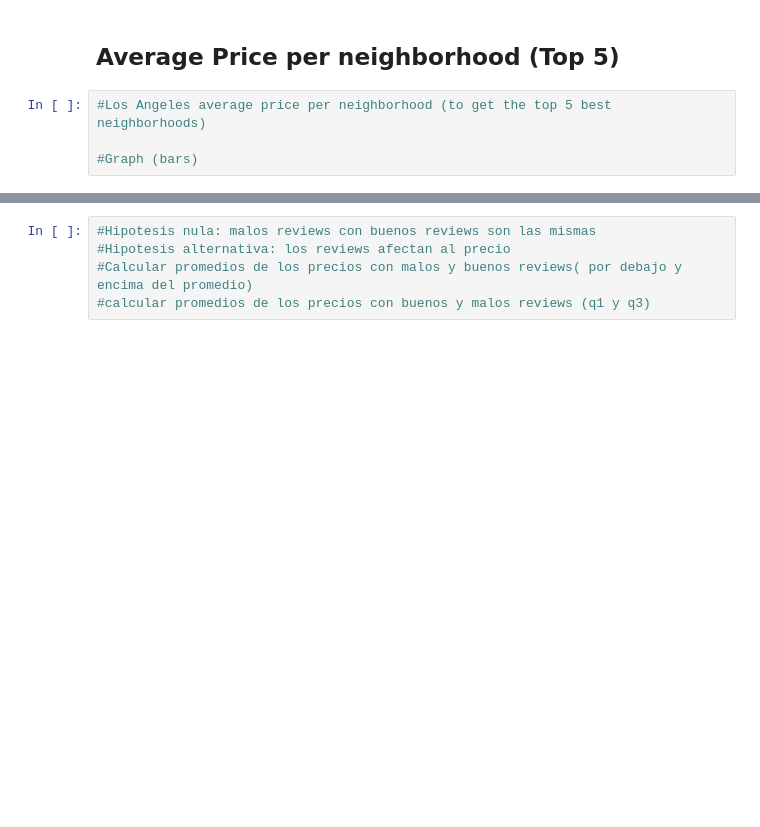
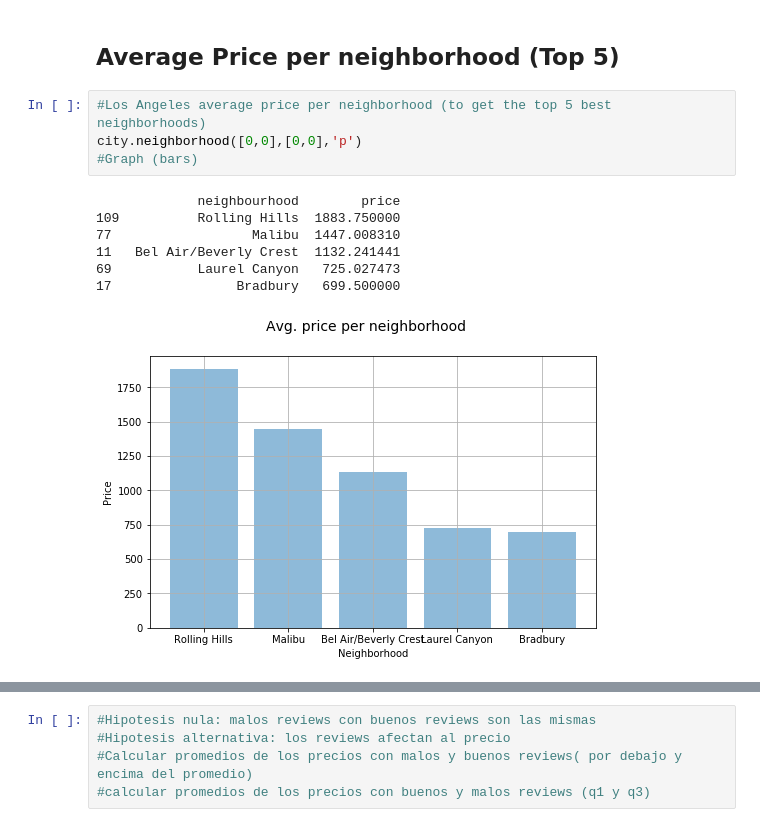
Before and after one commit to jorgelmarquez94/Project1, a Jupyter notebook: Airbnb_Front_End.ipynb, the cells around one changed output, grey strips where cells are left out. Cells and saved outputs as stored; diff of their text form; blank space fills up the shorter version.

```diff
--- a/Airbnb_Front_End.ipynb
+++ b/Airbnb_Front_End.ipynb
@@ -277,7 +318,15 @@ city.review_type_room([0,0],[85,100])
 ## Average Price per neighborhood (Top 5)
 # %%
 #Los Angeles average price per neighborhood (to get the top 5 best neighborhoods)
-
+city.neighborhood([0,0],[0,0],'p')
 #Graph (bars)
+# %% [output]
+             neighbourhood        price
+109          Rolling Hills  1883.750000
+77                  Malibu  1447.008310
+11   Bel Air/Beverly Crest  1132.241441
+69           Laurel Canyon   725.027473
+17                Bradbury   699.500000
+[figure, added]
 # %%
 #Los Angeles average reviews per neighborhood (to get the top 5 best neighborhoods)
```
Also changed, not shown: parts of 14 cells of this notebook.
